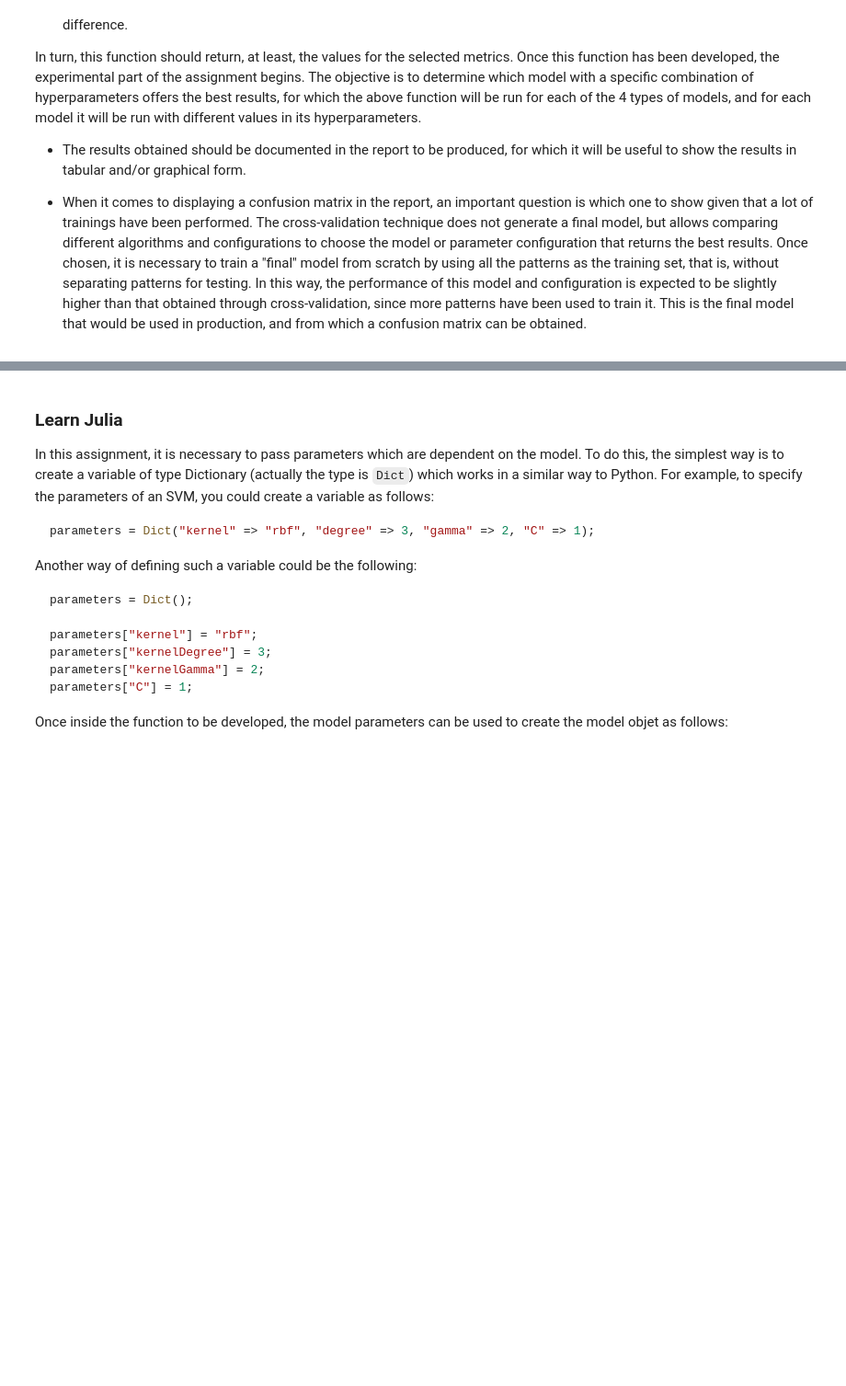
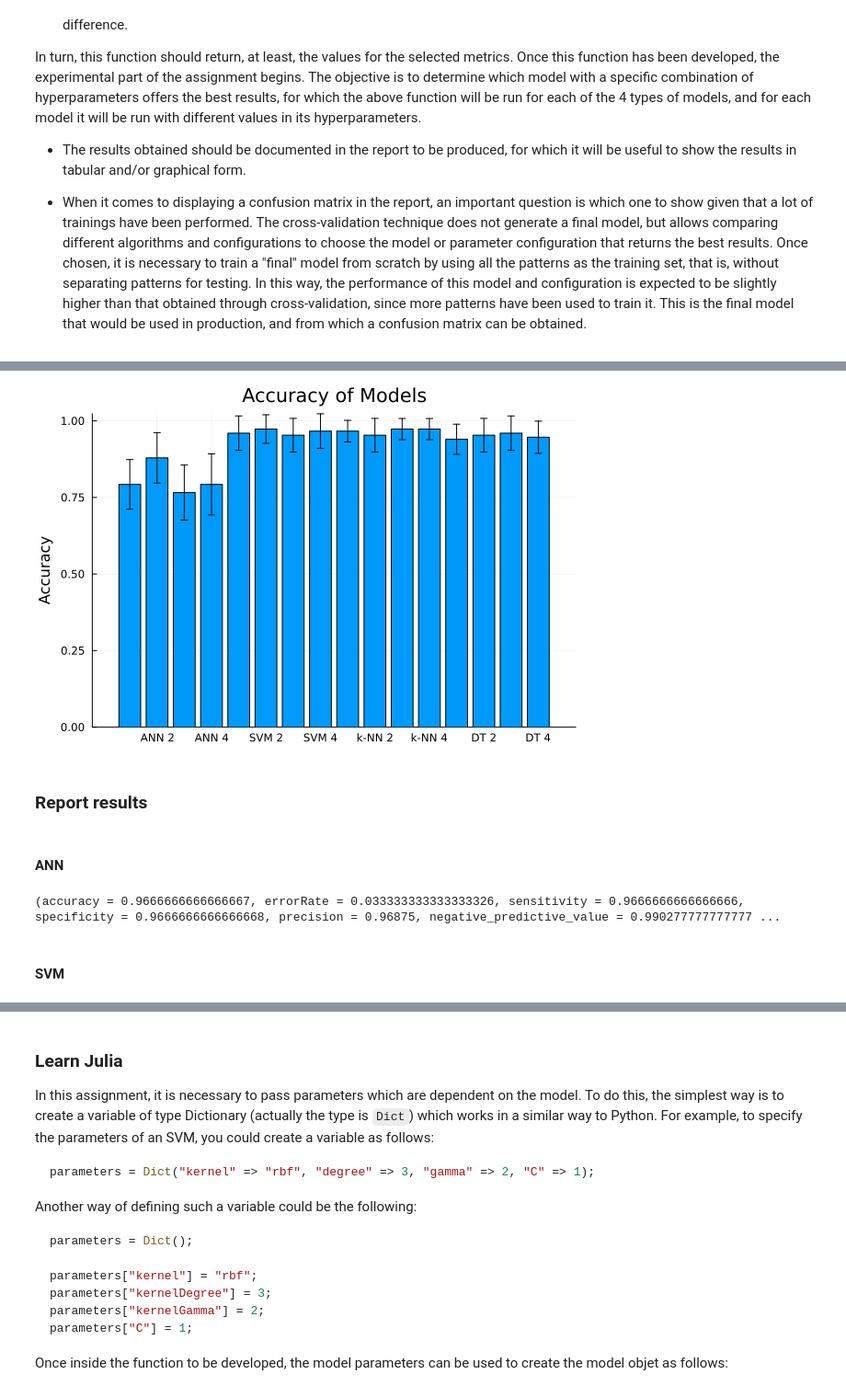
Before and after one commit to AlejandroDopico2/MIA_ML1, a Jupyter notebook: Unit 6 - The ScikitLearn library.ipynb, the cells around one changed output, grey strips where cells are left out. Shown at 92% size. Saved outputs shown, nothing was run; the diff lists cells and outputs as text; code cells hidden in the pictures; blank space fills up the shorter version.

```diff
--- a/Unit 6 - The ScikitLearn library.ipynb
+++ b/Unit 6 - The ScikitLearn library.ipynb
@@ -260,0 +432,9 @@ end;
+# %%
+using Printf
+
+models = ["ANN", "SVM", "knn", "DT"]
+hyperparameters = vcat(topologies, kernels, neighboors, depths)
+for i in 1:16
+
+    @printf("%s, %s, %.2f, %.2f \n", models[ceil(Int, i/4)], hyperparameters[i], testAccuracies[i], testAccuraciesStd[i])
+end
@@ -260,0 +458,42 @@ end;
+# %%
+using Plots
+
+# Definir la lista de nombres de modelos de manera eficiente
+model_names = [string("ANN ", i) for i in 1:4] ∪ [string("SVM ", i) for i in 1:4] ∪ [string("k-NN ", i) for i in 1:4] ∪ [string("DT ", i) for i in 1:4]
+
+# Crear un gráfico de barras con barras de error
+bar(model_names, testAccuracies, yerr=testAccuraciesStd, legend=false, ylabel="Accuracy", title="Accuracy of Models")
+
+# Mostrar el gráfico
+plot!()
+# %% [output]
+[figure, added]
+# %% [markdown]
+### Report results
+# %% [markdown]
+#### ANN
+# %%
+targetsOneHotEncoded = oneHotEncoding(targets)
+(trainIndex, validationIndex, testIndex) = holdOut(size(inputs, 1), 0.2, 0.2)
+trainingInputs = inputs[trainIndex, :]
+testInputs = inputs[testIndex, :]
+trainingTargets = targetsOneHotEncoded[trainIndex, :]
+testTargets = targetsOneHotEncoded[testIndex, :]
+validationInputs = inputs[validationIndex, :]
+validationTargets = targetsOneHotEncoded[validationIndex, :]
+
+model, _ = trainClassANN([8], (trainingInputs, trainingTargets);
+            validationDataset = (validationInputs, validationTargets),
+            testDataset = (testInputs, testTargets),
+            transferFunctions =fill(σ, 2),
+            maxEpochs = 1000,
+            learningRate = 0.01,
+            maxEpochsVal = 20)
+
+testOutputs = model(testInputs')'
+
+confusionMatrix(testOutputs, testTargets)
+# %% [output]
+(accuracy = 0.9666666666666667, errorRate = 0.033333333333333326, sensitivity = 0.9666666666666666, specificity = 0.9666666666666668, precision = 0.96875, negative_predictive_value = 0.990277777777777 ...
+# %% [markdown]
+#### SVM
```
Also changed, not shown: parts of 5 cells of this notebook, 2 other files.
